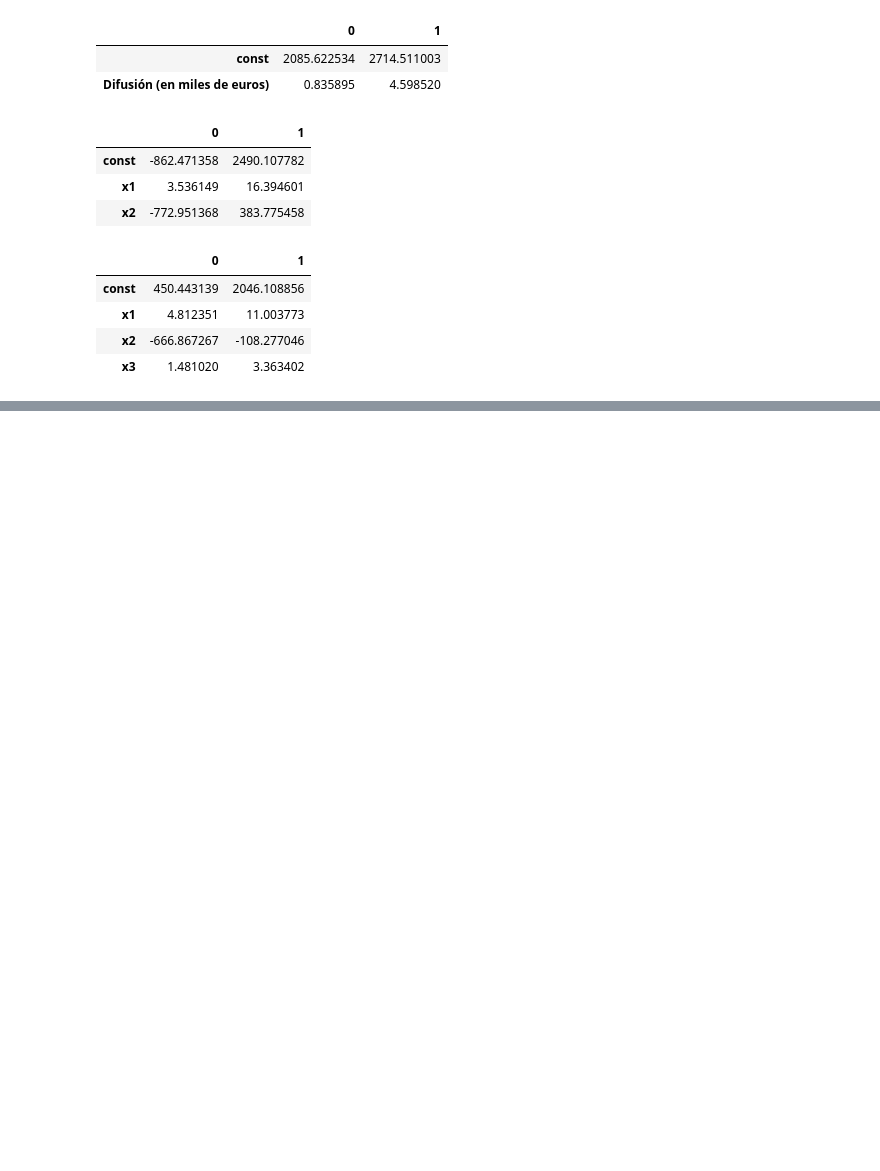
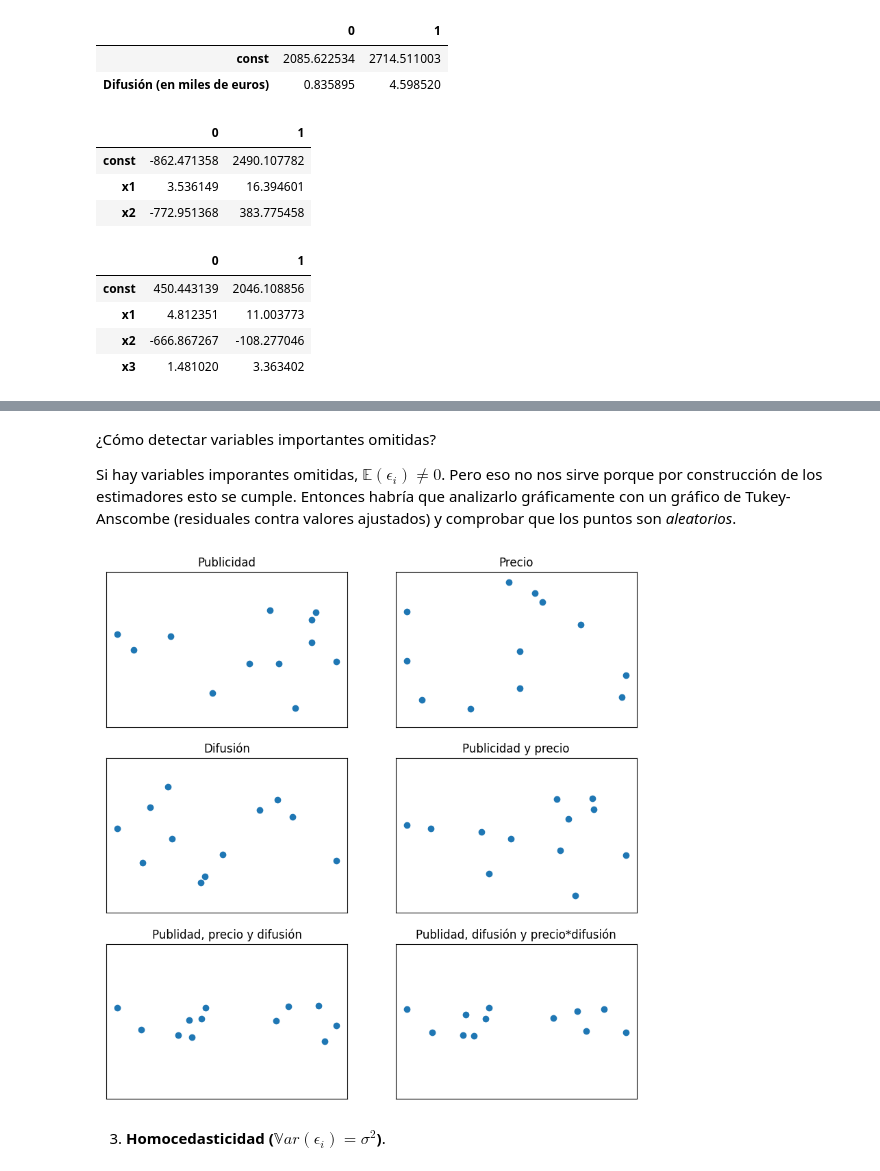
Before and after one commit to ivannpy/estadistica2_2023-2, a Jupyter notebook: MultipleRegression/RegresionMultiple.ipynb, the cells around one changed output, grey strips where cells are left out. Saved outputs shown, nothing was run; the diff lists cells and outputs as text; code cells hidden in the pictures; blank space fills up the shorter version.

```diff
--- a/MultipleRegression/RegresionMultiple.ipynb
+++ b/MultipleRegression/RegresionMultiple.ipynb
@@ -869,0 +976,3 @@ results_5.conf_int()
+# %%
+results_6 = sm.GLS(Y, sm.add_constant(X_1323)).fit()
+results_6.summary()
@@ -869,0 +1077,5 @@ results_5.conf_int()
+# %%
+X_666 = np.asmatrix([X_1, X_2, X_3, X_1*X_2, X_1*X_2*X_3, X_2*X_3,X_1**2, X_2**2, np.sqrt(X_1), np.power(X_2,3)]).T
+# %%
+results_666 = sm.GLS(Y, sm.add_constant(X_666)).fit()
+results_666.summary()
@@ -869,0 +1113,35 @@ results_5.conf_int()
+# %% [markdown]
+¿Cómo detectar variables importantes omitidas?
+
+Si hay variables imporantes omitidas, $\mathbb{E}(\epsilon_i) \neq 0$. Pero eso no nos sirve porque por construcción de los estimadores esto se cumple. Entonces habría que analizarlo gráficamente con un gráfico de Tukey-Anscombe (residuales contra valores ajustados) y comprobar que los puntos son _aleatorios_.
+# %%
+def predictor(X, beta):
+    return np.matmul(sm.add_constant(X), beta)
+# %%
+fig, ax = plt.subplots(nrows=3, ncols=2)
+fig.set_size_inches(10, 10)
+
+models = [[results_1, results_2],
+          [results_3, results_4],
+          [results_5, results_6]]
+
+data = [[X_1, X_2],
+        [X_3, X_12],
+        [X_123, X_1323]]
+
+labels = [["Publicidad", "Precio"],
+          ["Difusión", "Publicidad y precio"],
+          ["Publidad, precio y difusión", "Publidad, difusión y precio*difusión"]]
+
+for i in range(0,3):
+    for j in range(0,2):
+        ax[i,j].set_xticks([], [])
+        ax[i,j].set_yticks([], [])
+        ax[i,j].set_title(labels[i][j])
+        ax[i,j].grid()
+        ax[i,j].set_ylim([-400,400])
+        ax[i,j].scatter(predictor(data[i][j], models[i][j].params), models[i][j].resid);
+# %% [output]
+[figure, added]
+# %% [markdown]
+3. __Homocedasticidad ($\mathbb{V}ar(\epsilon_i) = \sigma^{2}$)__.
```
Also changed, not shown: parts of 25 cells of this notebook.
